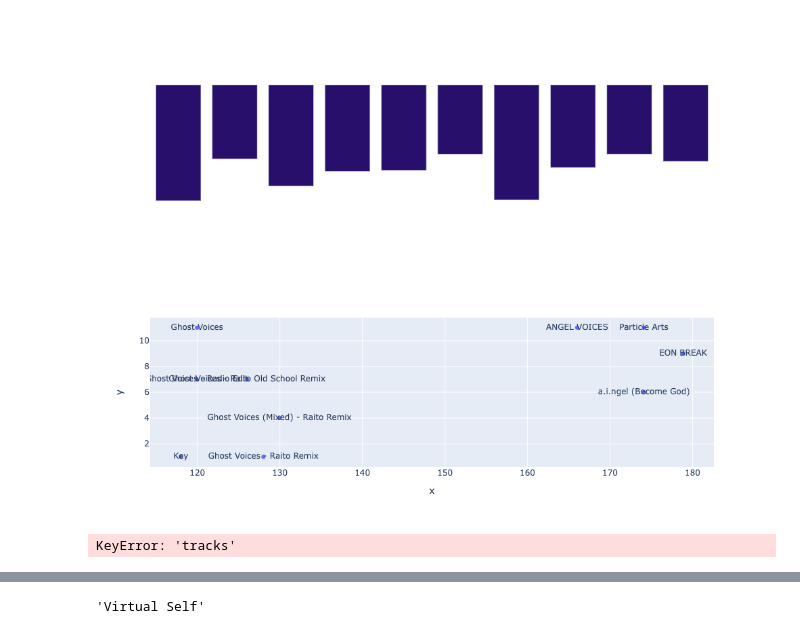
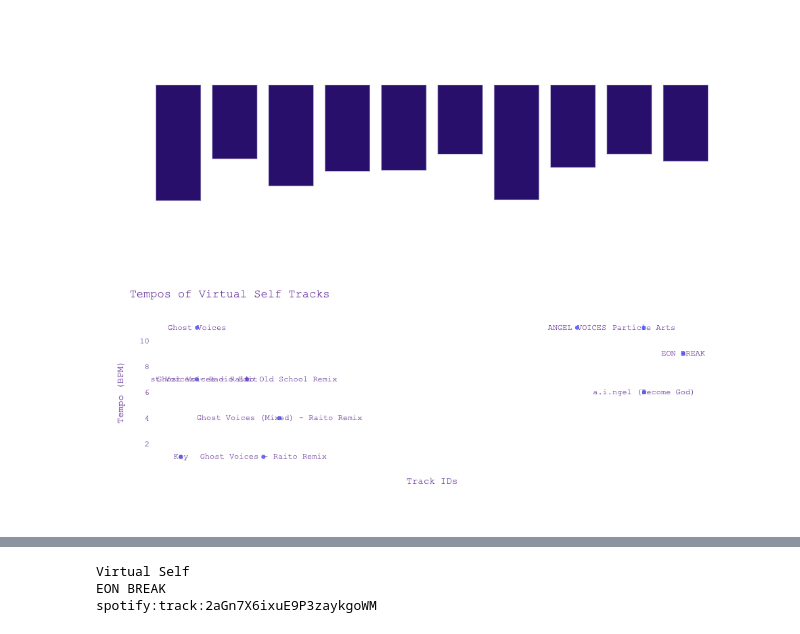
Before and after one commit to ericly906/trackolini-django, a Jupyter notebook: Untitled.ipynb, the cells around one changed output, grey strips where cells are left out. Cells and saved outputs as stored; diff of their text form; code cells hidden in the pictures.

Commit message:
optimized top track statistics

```diff
--- a/Untitled.ipynb
+++ b/Untitled.ipynb
@@ -99,18 +99,23 @@ fig.update_layout(
 # %%
 import plotly.express as px
 fig = px.scatter(x=track_tempos, y=track_key, text=track_names)
+fig.update_layout(
+    title="Tempos of Virtual Self Tracks",
+    xaxis_title="Track IDs",
+    yaxis_title="Tempo (BPM)",
+    legend_title="Legend Title",
+    font=dict(
+        family="Courier New, monospace",
+        size=12,
+        color="RebeccaPurple"
+    ),
+    paper_bgcolor='rgba(0,0,0,0)',
+    plot_bgcolor='rgba(0,0,0,0)',
+    xaxis_showticklabels=False
+)
 fig.show()
 # %% [output]
-[figure, old version]
+[figure, new version]
-# %%
-for track in spotify.search(q="artist:virtual self", type='artist')['tracks']['items']:
-    print('track    : ' + track['name'])
-    print('audio    : ' + track['preview_url'])
-    print('cover art: ' + track['album']['images'][0]['url'])
-    print('uri: ' + track['uri'])
-    print()
-# %% [output]
-KeyError: 'tracks'
 # %%
 spotify.search(q="artist:virtual self", type='artist')
 # %% [output]
@@ -132,6 +137,39 @@ spotify.search(q="artist:virtual self", type='artist')
   'previous': None,
   'total': 2}}
 # %%
-spotify.search(q="artist:virtual self", type='artist')['artists']['items'][0]['name']
+#fetch eon break
+#
+eb_uri=spotify.search(q="artist:virtual self, track:eon break", type='track')['tracks']['items'][0]['uri']
+time = []
+confidence = []
+loudness = []
+tempo = []
+tempo_confidence = []
+key = []
+key_confidence = []
+time_signature = []
+time_signature_confidence = []
+
+sections = spotify.audio_analysis(eb_uri)['sections']
+for section in sections:
+    time.append(section['start'])
+    confidence.append(section['confidence'])
+    loudness.append(section['loudness'])
+    tempo.append(section['tempo'])
+    tempo_confidence.append(section['tempo_confidence'])
+    key.append(section['key'])
+    key_confidence.append(section['key_confidence'])
+    time_signature.append(section['time_signature'])
+    time_signature_confidence.append(section['time_signature_confidence'])
+
+
+
+#spotify.audio_analysis(eb_uri)['sections']
-# %% [output]
-'Virtual Self'
+# %%
+print(spotify.search(q="artist:virtual self, track:eon break", type='track')['tracks']['items'][0]['artists'][0]['name'])
+print(spotify.search(q="artist:virtual self, track:eon break", type='track')['tracks']['items'][0]['name'])
+print(spotify.search(q="artist:virtual self, track:eon break", type='track')['tracks']['items'][0]['uri'])
+# %% [output]
+Virtual Self
+EON BREAK
+spotify:track:2aGn7X6ixuE9P3zaykgoWM
```
Also changed, not shown: parts of 3 cells of this notebook, 4 other files.
